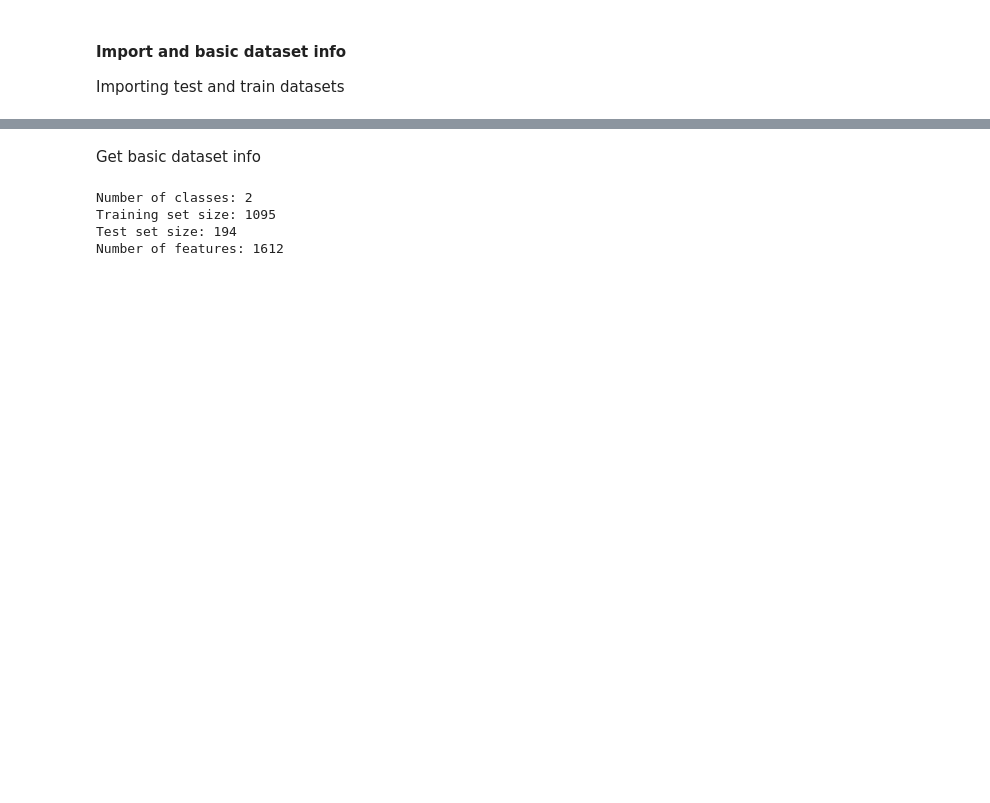
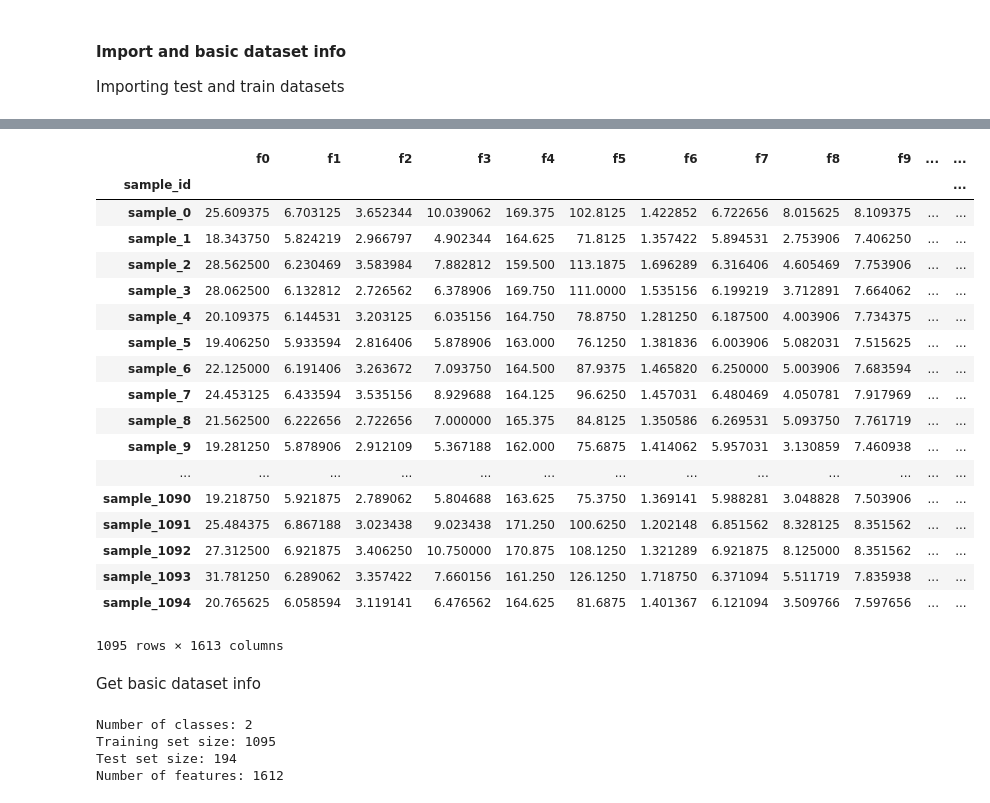
Before and after one commit to Allorius93/insilico_task, a Jupyter notebook: insilico_test.ipynb, the cells around one changed output, grey strips where cells are left out. Saved outputs shown, nothing was run; the diff lists cells and outputs as text; code cells hidden in the pictures; blank space fills up the shorter version.

```diff
--- a/insilico_test.ipynb
+++ b/insilico_test.ipynb
@@ -35,3 +13,25 @@ test_data
+# %%
+train_data
+# %% [output]
+|  | f0 | f1 | f2 | f3 | f4 | f5 | f6 | f7 | f8 | f9 | ... | ... |
+| sample_id |  |  |  |  |  |  |  |  |  |  |  | ... |
+| sample_0 | 25.609375 | 6.703125 | 3.652344 | 10.039062 | 169.375 | 102.8125 | 1.422852 | 6.722656 | 8.015625 | 8.109375 | ... | ... |
+| sample_1 | 18.343750 | 5.824219 | 2.966797 | 4.902344 | 164.625 | 71.8125 | 1.357422 | 5.894531 | 2.753906 | 7.406250 | ... | ... |
+| sample_2 | 28.562500 | 6.230469 | 3.583984 | 7.882812 | 159.500 | 113.1875 | 1.696289 | 6.316406 | 4.605469 | 7.753906 | ... | ... |
+| sample_3 | 28.062500 | 6.132812 | 2.726562 | 6.378906 | 169.750 | 111.0000 | 1.535156 | 6.199219 | 3.712891 | 7.664062 | ... | ... |
+| sample_4 | 20.109375 | 6.144531 | 3.203125 | 6.035156 | 164.750 | 78.8750 | 1.281250 | 6.187500 | 4.003906 | 7.734375 | ... | ... |
+| sample_5 | 19.406250 | 5.933594 | 2.816406 | 5.878906 | 163.000 | 76.1250 | 1.381836 | 6.003906 | 5.082031 | 7.515625 | ... | ... |
+| sample_6 | 22.125000 | 6.191406 | 3.263672 | 7.093750 | 164.500 | 87.9375 | 1.465820 | 6.250000 | 5.003906 | 7.683594 | ... | ... |
+| sample_7 | 24.453125 | 6.433594 | 3.535156 | 8.929688 | 164.125 | 96.6250 | 1.457031 | 6.480469 | 4.050781 | 7.917969 | ... | ... |
+| sample_8 | 21.562500 | 6.222656 | 2.722656 | 7.000000 | 165.375 | 84.8125 | 1.350586 | 6.269531 | 5.093750 | 7.761719 | ... | ... |
+| sample_9 | 19.281250 | 5.878906 | 2.912109 | 5.367188 | 162.000 | 75.6875 | 1.414062 | 5.957031 | 3.130859 | 7.460938 | ... | ... |
+| ... | ... | ... | ... | ... | ... | ... | ... | ... | ... | ... | ... | ... |
+| sample_1090 | 19.218750 | 5.921875 | 2.789062 | 5.804688 | 163.625 | 75.3750 | 1.369141 | 5.988281 | 3.048828 | 7.503906 | ... | ... |
+| sample_1091 | 25.484375 | 6.867188 | 3.023438 | 9.023438 | 171.250 | 100.6250 | 1.202148 | 6.851562 | 8.328125 | 8.351562 | ... | ... |
+| sample_1092 | 27.312500 | 6.921875 | 3.406250 | 10.750000 | 170.875 | 108.1250 | 1.321289 | 6.921875 | 8.125000 | 8.351562 | ... | ... |
+| sample_1093 | 31.781250 | 6.289062 | 3.357422 | 7.660156 | 161.250 | 126.1250 | 1.718750 | 6.371094 | 5.511719 | 7.835938 | ... | ... |
+| sample_1094 | 20.765625 | 6.058594 | 3.119141 | 6.476562 | 164.625 | 81.6875 | 1.401367 | 6.121094 | 3.509766 | 7.597656 | ... | ... |
+1095 rows × 1613 columns
 # %% [markdown]
 Get basic dataset info
 # %%
```
Also changed, not shown: parts of 17 cells of this notebook.
